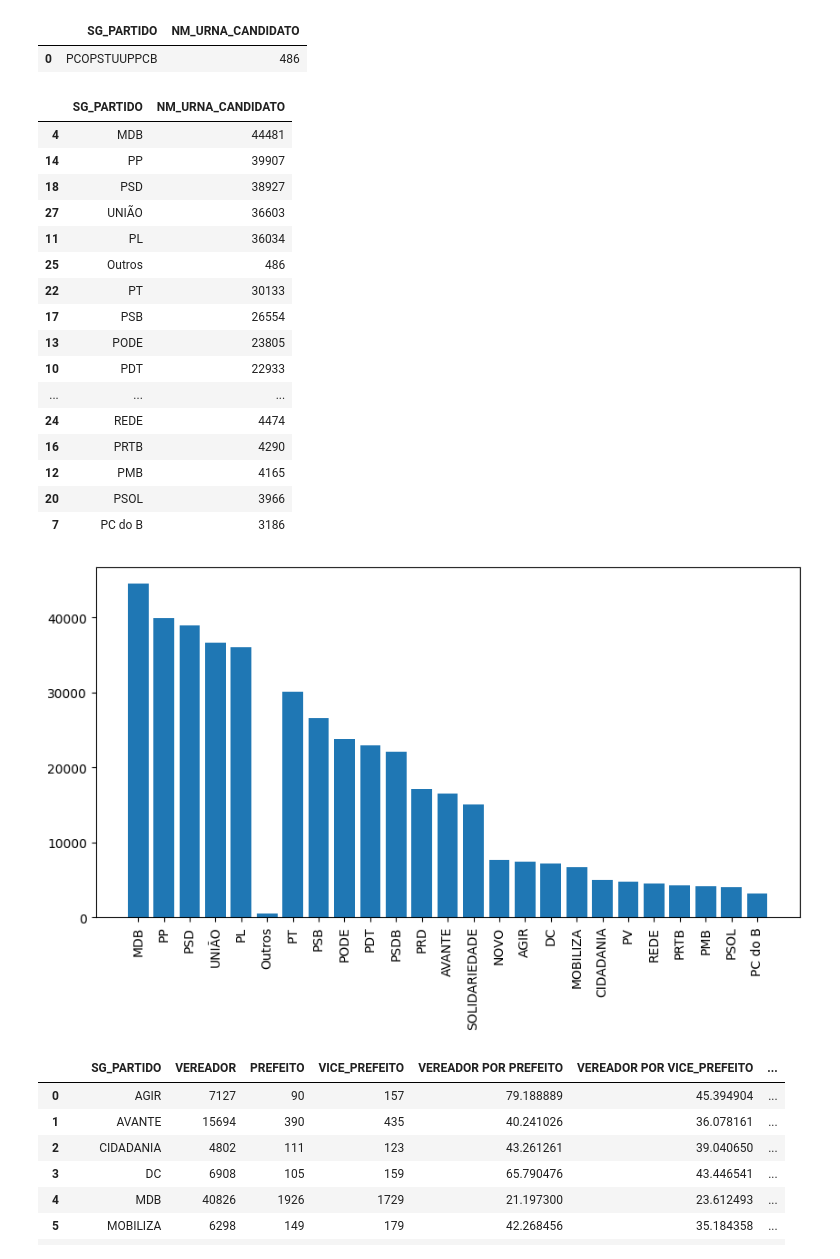
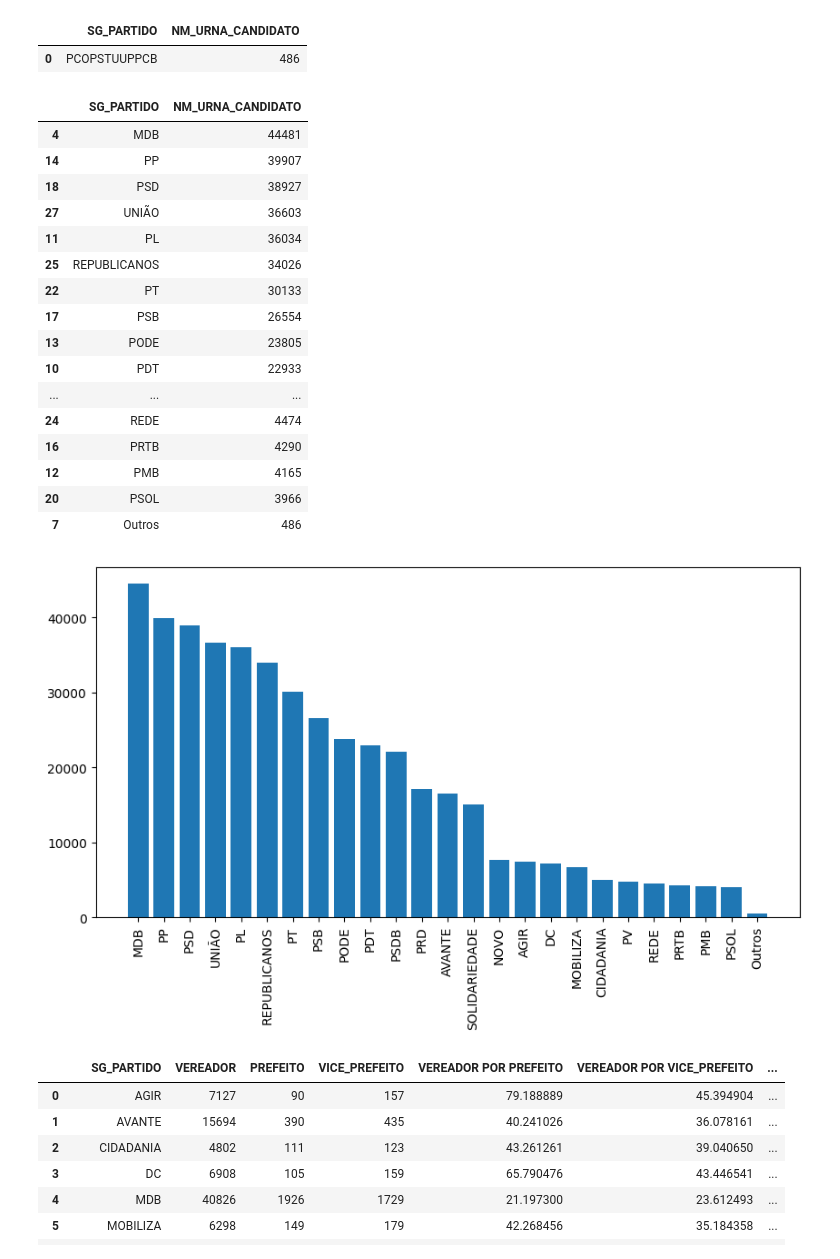
Before and after one commit to nfmmendes/eleicoes-2024-brasil, a Jupyter notebook: Eleições 2024.ipynb, the cells around one changed output. Drawn from its saved outputs; the diff is of its cells as text; code cells hidden in the pictures.

```diff
--- a/Eleições 2024.ipynb
+++ b/Eleições 2024.ipynb
@@ -197,32 +197,31 @@ display(candidatos_partidos_pequenos.T)
 # %%
 df_candidatos_por_partido = df_candidatos_por_partido[df_candidatos_por_partido["NM_URNA_CANDIDATO"]>= 1000]
 row =  ["Outros",candidatos_partidos_pequenos.T.iloc[0]["NM_URNA_CANDIDATO"]]
-df_candidatos_por_partido.loc[len(df_candidatos_por_partido)] = row
+df_candidatos_por_partido.loc[df_candidatos_por_partido.index[-1]] = row
 display(df_candidatos_por_partido)
-#df_candidatos_por_partido.loc[df_candidatos_por_partido.index[-1], "SG_PARTIDO"] = "Outros"
 figure = plt.figure(figsize=(10, 5))
 plt.xticks(rotation=90)
 plt.bar(df_candidatos_por_partido["SG_PARTIDO"], df_candidatos_por_partido["NM_URNA_CANDIDATO"])
 plt.show()
 # %% [output]
 |  | SG_PARTIDO | NM_URNA_CANDIDATO |
 | 4 | MDB | 44481 |
 | 14 | PP | 39907 |
 | 18 | PSD | 38927 |
 | 27 | UNIÃO | 36603 |
 | 11 | PL | 36034 |
-| 25 | Outros | 486 |
+| 25 | REPUBLICANOS | 34026 |
 | 22 | PT | 30133 |
 | 17 | PSB | 26554 |
 | 13 | PODE | 23805 |
 | 10 | PDT | 22933 |
 | ... | ... | ... |
 | 24 | REDE | 4474 |
 | 16 | PRTB | 4290 |
 | 12 | PMB | 4165 |
 | 20 | PSOL | 3966 |
-| 7 | PC do B | 3186 |
+| 7 | Outros | 486 |
-[figure, old version]
+[figure, new version]
 # %%
 df_cand_por_partido_e_cargo = df[df["DS_CARGO"] == "VEREADOR"][["NM_URNA_CANDIDATO", "SG_PARTIDO"]].groupby(["SG_PARTIDO"], as_index=False).count()
 df_cand_por_partido_e_cargo = df_cand_por_partido_e_cargo.rename(columns={"NM_URNA_CANDIDATO": "VEREADOR"}).rename(columns={"NM_URNA_CANDIDATO": "VEREADOR"})
```
Also changed, not shown: parts of 6 cells of this notebook.
